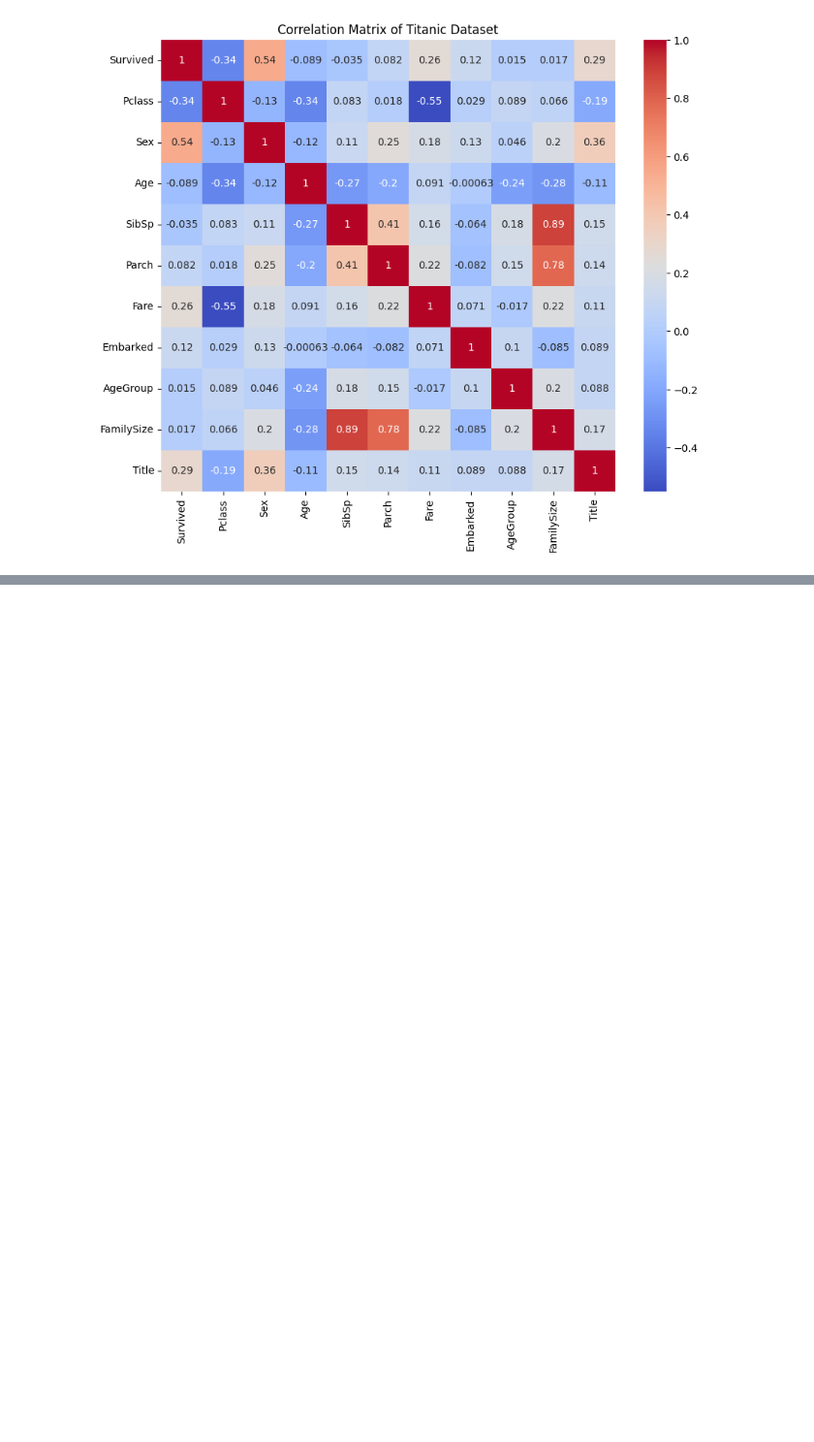
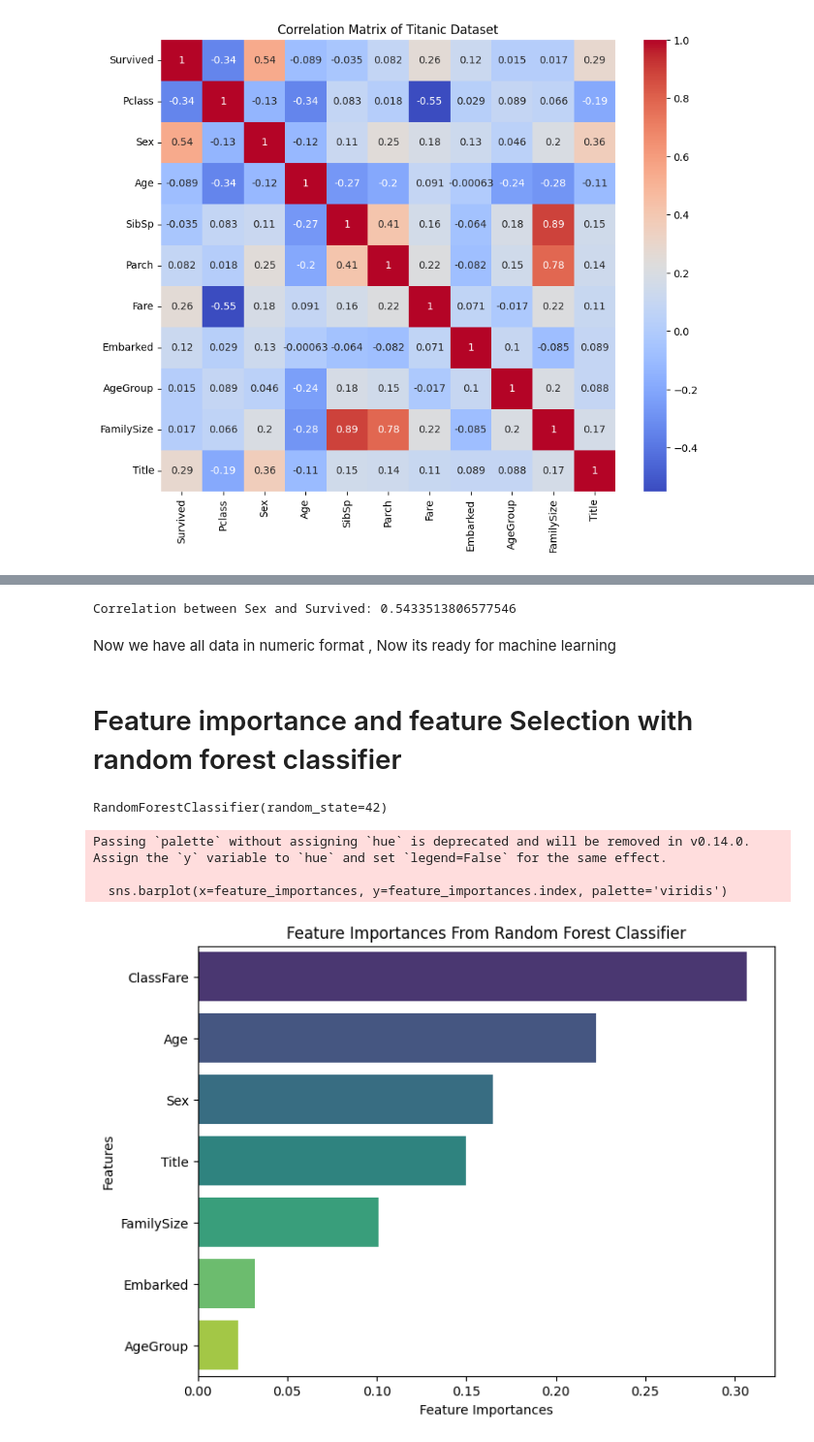
Before and after one commit to Sonam-Chaudhray/Machine-learning-, a Jupyter notebook: Tired_projects/project1.ipynb, the cells around one changed output, grey strips where cells are left out. Shown at 97% size. Saved outputs shown, nothing was run; the diff lists cells and outputs as text; code cells hidden in the pictures; blank space fills up the shorter version.

Commit message:
completed 1st task project on titanic data set given by bivek sir

```diff
--- a/Tired_projects/project1.ipynb
+++ b/Tired_projects/project1.ipynb
@@ -387,0 +434,4 @@ plt.show()
+# %%
+#catagorising age in differnt age groups for beter understanging and manupulation according to age , since children and old people are given more priority to services and their changes to survive is more
+titanic_data['AgeGroup'] = pd.cut(titanic_data['Age'], bins=[0, 12, 18, 60, 100], labels=['Child', 'Teenager', 'Adult', 'Senior'])
+titanic_data['AgeGroup'].value_counts()
@@ -387,0 +447,3 @@ plt.show()
+# %%
+agegroup_mapping = {'Child': 0, 'Teenager': 1, 'Adult': 2, 'Senior': 3}
+titanic_data['AgeGroup'] = titanic_data['AgeGroup'].map(agegroup_mapping)
@@ -387,0 +457,3 @@ plt.show()
+# %%
+# Convert AgeGroup to numeric
+titanic_data['AgeGroup'] = titanic_data['AgeGroup'].astype(int) #since pd.cut function treats bins as categorical data .
@@ -387,0 +478,23 @@ plt.show()
+# %%
+correlation = titanic_data['Sex'].corr(titanic_data['Survived'])
+print(f"Correlation between Sex and Survived: {correlation}")
+# %% [output]
+Correlation between Sex and Survived: 0.5433513806577546
+# %% [markdown]
+Now we have all data in numeric format , Now its ready for machine learning
+# %% [markdown]
+# Feature importance and feature Selection with random forest classifier
+# %%
+# Random forest classifier
+from sklearn.ensemble import RandomForestClassifier
+from sklearn.model_selection import train_test_split
+
+X = titanic_data.drop('Survived', axis=1)
+y = titanic_data['Survived']
+
+X_train, X_test, y_train, y_test = train_test_split(X, y, test_size=0.2, random_state=42)
+
+model = RandomForestClassifier(random_state=42)
+model.fit(X_train, y_train)
+# %% [output]
+RandomForestClassifier(random_state=42)
@@ -387,0 +503,16 @@ plt.show()
+# %%
+#plotting feature importance with randomforest classifier
+feature_importances = pd.Series(model.feature_importances_, index=X.columns)
+feature_importances = feature_importances.sort_values(ascending=False)
+
+plt.figure(figsize=(8, 6))
+sns.barplot(x=feature_importances, y=feature_importances.index, palette='viridis')
+plt.title('Feature Importances From Random Forest Classifier')
+plt.xlabel('Feature Importances')
+plt.ylabel('Features')
+plt.show()
+# %% [output]
+Passing `palette` without assigning `hue` is deprecated and will be removed in v0.14.0. Assign the `y` variable to `hue` and set `legend=False` for the same effect.
+
+  sns.barplot(x=feature_importances, y=feature_importances.index, palette='viridis')
+[figure, added]
```
Also changed, not shown: parts of 32 cells of this notebook.
